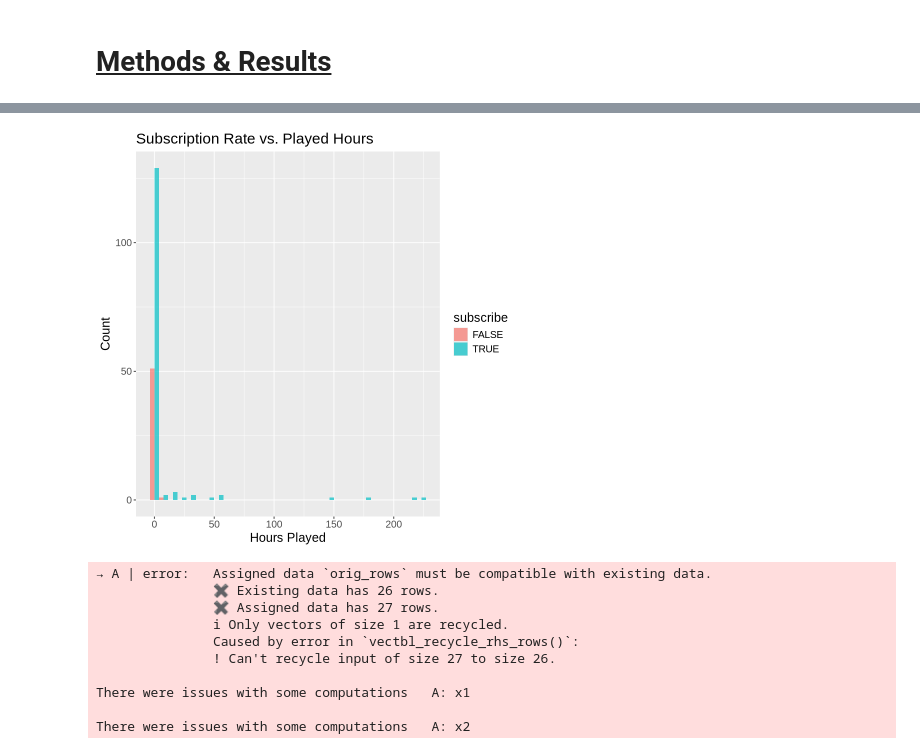
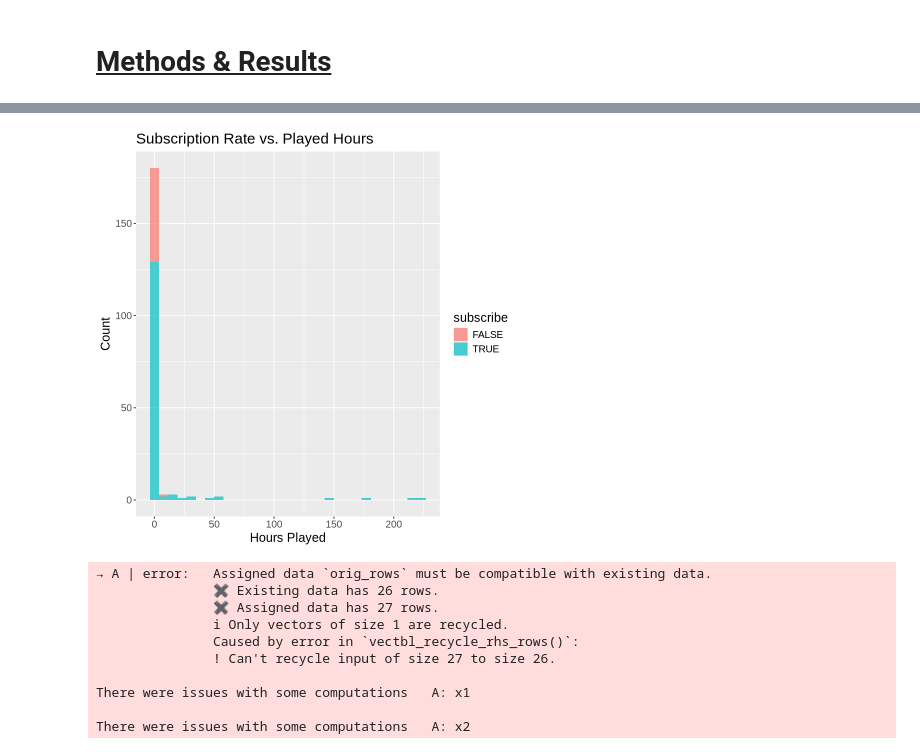
Before and after one commit to Alonso181006/dsci-100-2024w2-group-005-30, a Jupyter notebook: Project.ipynb, the cells around one changed output, grey strips where cells are left out. Saved outputs shown, nothing was run; the diff lists cells and outputs as text; code cells hidden in the pictures.

Commit message:
Added Comments to Plot Code

```diff
--- a/Project.ipynb
+++ b/Project.ipynb
@@ -44,25 +59,39 @@ Warning message in file(filename, "r", encoding = encoding):
 ERROR: Error in file(filename, "r", encoding = encoding): cannot open the connection
 # %%
 set.seed(5)
+
+# Set url's from github repository
 players_url <- "https://raw.githubusercontent.com/Alonso181006/Individual-Project/refs/heads/main/players.csv"
 sessions_url <- "https://raw.githubusercontent.com/Alonso181006/Individual-Project/refs/heads/main/sessions.csv"
+
+# Read the data from the url's
 players_data <- read_csv(players_url)
 sessions_data <- read_csv(sessions_url)
 
-sessions_data <- sessions_data |>
+# Count number of sessions for each user
+sessions_data_count <- sessions_data |>
     group_by(hashedEmail) |>
-    summarize(number_sessions = n()) |>
+    summarize(number_sessions = n())
+
+# Renamed column
+session_data_tidy <- sessions_data_count |>
     rename(hashed_email = hashedEmail)
 
-players_data_update <- players_data |>
-    left_join(sessions_data, by = "hashed_email") |>
-    mutate(number_sessions = replace_na(number_sessions, 0)) |>
-    mutate(rank = as.integer(factor(experience,
-                                      levels = c("Beginner", "Amateur", "Regular", "Veteran", "Pro"))),
-          subs = as.integer(factor(subscribe, levels = c("FALSE", "TRUE"))),
+# Combine Two Data Frames
+players_data_combine <- players_data |>
+    left_join(sessions_data, by = "hashed_email")
+
+# Update Data Frame to replace NA values, and set subscribe column as a factor
+players_data_update <- players_data_combine |>
+    mutate(number_sessions = replace_na(number_sessions, 0),
           subscribe = as.factor(subscribe))
 
-players_data_update
+# Add a column that sets the experience level as a rank from 1-5 (inclusive)
+players_data <- players_data_update|>
+    mutate(rank = as.integer(factor(experience,
+                                      levels = c("Beginner", "Amateur", "Regular", "Veteran", "Pro"))))
+
+players_data
 # %% [output]
 Rows: 196 Columns: 7
 ── Column specification ────────────────────────────────────────────────────────
@@ -94,10 +116,12 @@ A tibble: 196 × 10
 # %%
-subscription_plot <- ggplot(players_data_update, aes(x = played_hours, fill = subscribe)) +
-    geom_histogram(bins = 30, alpha = 0.7, position = "dodge") +
+# Plot to Visualize Relationship between Subscribe & Played Hours, Experience, & Age
+
+subscription_plot <- ggplot(players_data, aes(x = played_hours, fill = subscribe)) +
+    geom_histogram(bins = 30, alpha = 0.7) +
     labs(title = "Subscription Rate vs. Played Hours", x = "Hours Played", y = "Count") +
     theme(text = element_text(size = 15))
 subscription_plot
 # %% [output]
-[figure, old version]
+[figure, new version]
 # %%
 set.seed(5)
```
Also changed, not shown: parts of 3 cells of this notebook.
